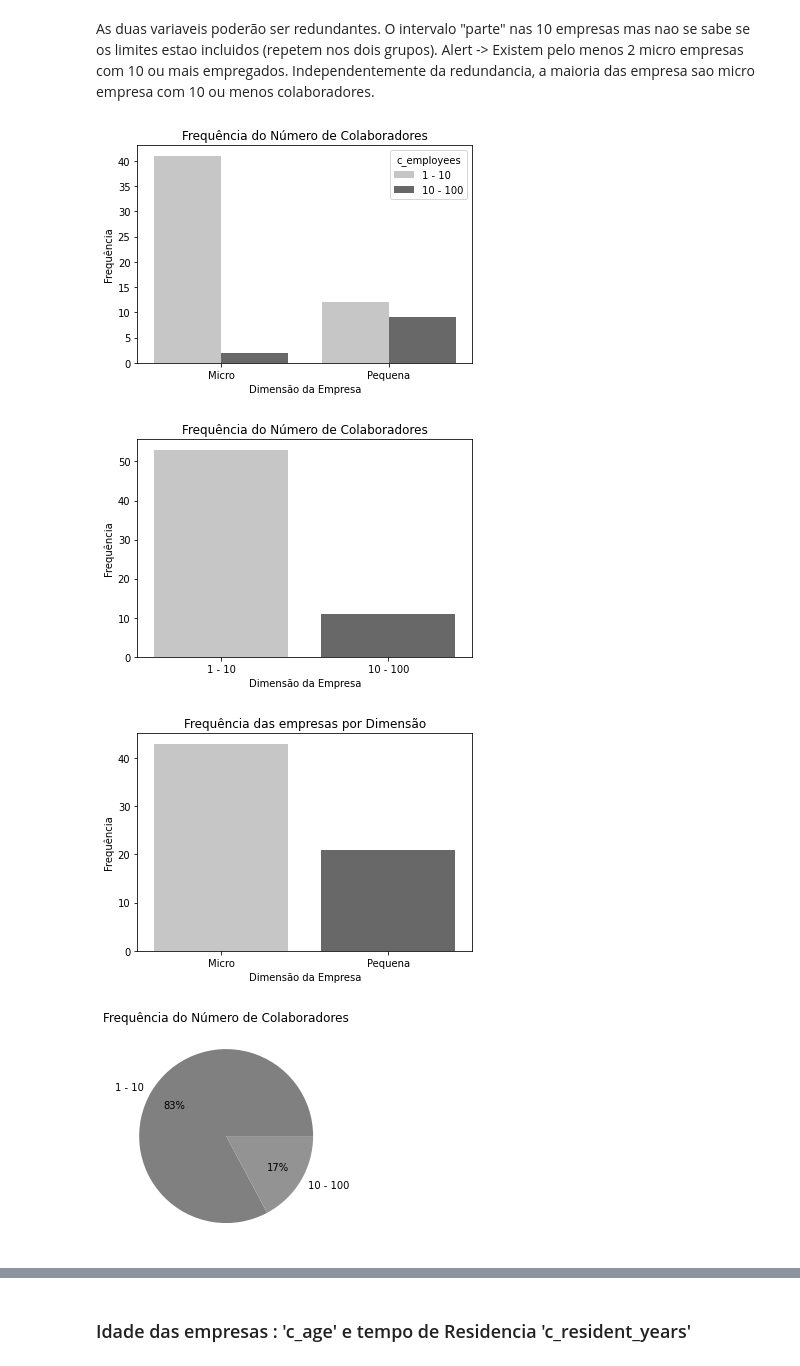
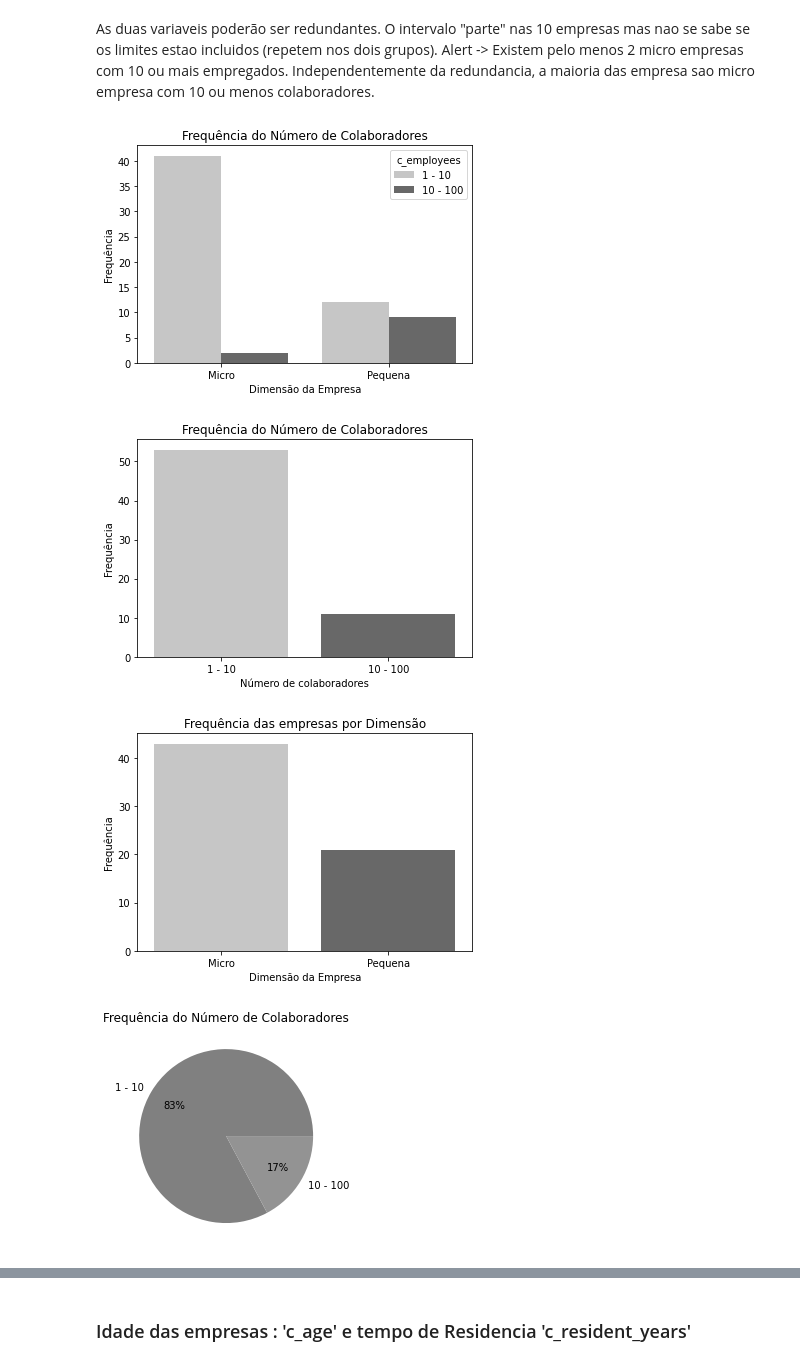
Before and after one commit to TiagoFerrao/data_reports, a Jupyter notebook: Report_Incubados.ipynb, the cells around one changed output, grey strips where cells are left out. Saved outputs shown, nothing was run; the diff lists cells and outputs as text; code cells hidden in the pictures.

```diff
--- a/Report_Incubados.ipynb
+++ b/Report_Incubados.ipynb
@@ -272,35 +272,35 @@ sns.countplot(x='c_size', hue='c_employees' ,data=survey, palette='Greys')
 plt.title('Frequência do Número de Colaboradores')
 plt.xlabel('Dimensão da Empresa')
 plt.xticks(rotation=0)
 plt.ylabel('Frequência')
 plt.show()
 
 sns.countplot(x='c_employees' ,data=survey, palette='Greys')
 plt.title('Frequência do Número de Colaboradores')
-plt.xlabel('Dimensão da Empresa')
+plt.xlabel('Número de colaboradores')
 plt.xticks(rotation=0)
 plt.ylabel('Frequência')
 plt.show()
 
 sns.countplot(x='c_size' ,data=survey, palette='Greys')
 plt.title('Frequência das empresas por Dimensão')
 plt.xlabel('Dimensão da Empresa')
 plt.xticks(rotation=0)
 plt.ylabel('Frequência')
 plt.show()
 
 survey['c_employees'].value_counts().plot(kind='pie',autopct='%1.0f%%', pctdistance=0.7)
 plt.title('Frequência do Número de Colaboradores')
 plt.ylabel('')
 plt.show()
 
 survey['c_size'].value_counts().plot(kind='pie',autopct='%1.0f%%', pctdistance=0.7)
 plt.title('Dimensão da Empresa')
 plt.ylabel('')
 plt.show()
 # %% [output]
 [figure]
-[figure, old version]
+[figure, new version]
 [figure]
 [figure]
 [figure]
```
Also changed, not shown: parts of 1 cell of this notebook.
